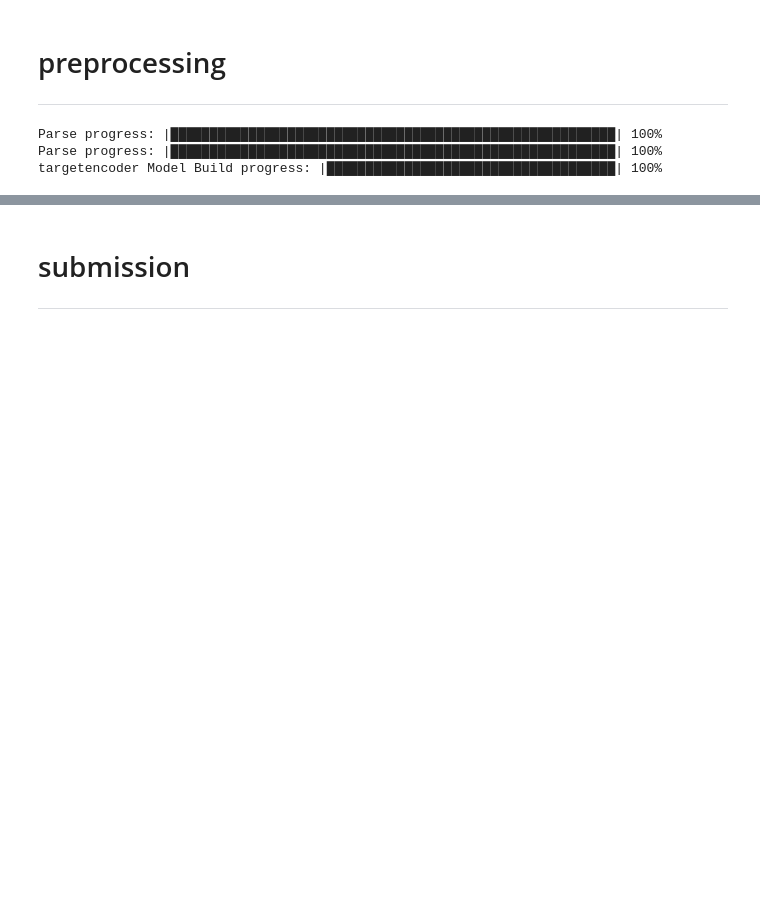
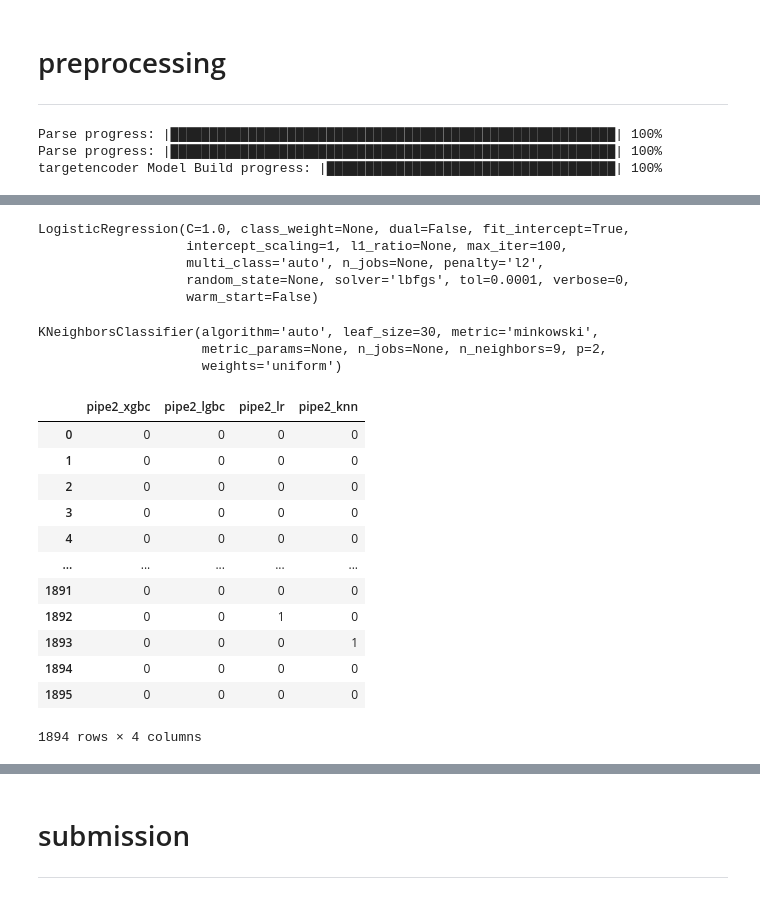
Before and after one commit to Roudranil/competitions, a Jupyter notebook: dphi/datasprint#24/Data_Sprint_24_Tinder_Millennial_Match.ipynb, the cells around one changed output, grey strips where cells are left out. Saved outputs shown, nothing was run; the diff lists cells and outputs as text; code cells hidden in the pictures; blank space fills up the shorter version.

```diff
--- a/dphi/datasprint#24/Data_Sprint_24_Tinder_Millennial_Match.ipynb
+++ b/dphi/datasprint#24/Data_Sprint_24_Tinder_Millennial_Match.ipynb
@@ -350,0 +423,19 @@ scores = cross_val_score(xgbc, X, y, cv=cv, scoring='accuracy')
+# %%
+lr.fit(X_lr, y_lr) # on pipeline 2
+# %% [output]
+LogisticRegression(C=1.0, class_weight=None, dual=False, fit_intercept=True,
+                   intercept_scaling=1, l1_ratio=None, max_iter=100,
+                   multi_class='auto', n_jobs=None, penalty='l2',
+                   random_state=None, solver='lbfgs', tol=0.0001, verbose=0,
+                   warm_start=False)
+# %%
+knn.fit(X_lr, y_lr) # on pipeline 2
+# %% [output]
+KNeighborsClassifier(algorithm='auto', leaf_size=30, metric='minkowski',
+                     metric_params=None, n_jobs=None, n_neighbors=9, p=2,
+                     weights='uniform')
+# %%
+meta_train['pipe2_xgbc'] = xgbc.predict(X)
+meta_train['pipe2_lgbc'] = lgbc.predict(X)
+meta_train['pipe2_lr'] = lr.predict(X_lr)
+meta_train['pipe2_knn'] = knn.predict(X_lr)
@@ -350,0 +447,19 @@ scores = cross_val_score(xgbc, X, y, cv=cv, scoring='accuracy')
+# %%
+meta_tr_df = pd.DataFrame(meta_train, index=train_data.index)
+meta_test_df = pd.DataFrame(meta_test, index=test_data.index)
+# %%
+meta_tr_df['diff1'] = meta_tr_df['pipe2_xgbc'] - meta_tr_df['pipe2_lgbc']
+# %% [output]
+|  | pipe2_xgbc | pipe2_lgbc | pipe2_lr | pipe2_knn |
+| 0 | 0 | 0 | 0 | 0 |
+| 1 | 0 | 0 | 0 | 0 |
+| 2 | 0 | 0 | 0 | 0 |
+| 3 | 0 | 0 | 0 | 0 |
+| 4 | 0 | 0 | 0 | 0 |
+| ... | ... | ... | ... | ... |
+| 1891 | 0 | 0 | 0 | 0 |
+| 1892 | 0 | 0 | 1 | 0 |
+| 1893 | 0 | 0 | 0 | 1 |
+| 1894 | 0 | 0 | 0 | 0 |
+| 1895 | 0 | 0 | 0 | 0 |
+1894 rows × 4 columns
```
Also changed, not shown: parts of 32 cells of this notebook.
